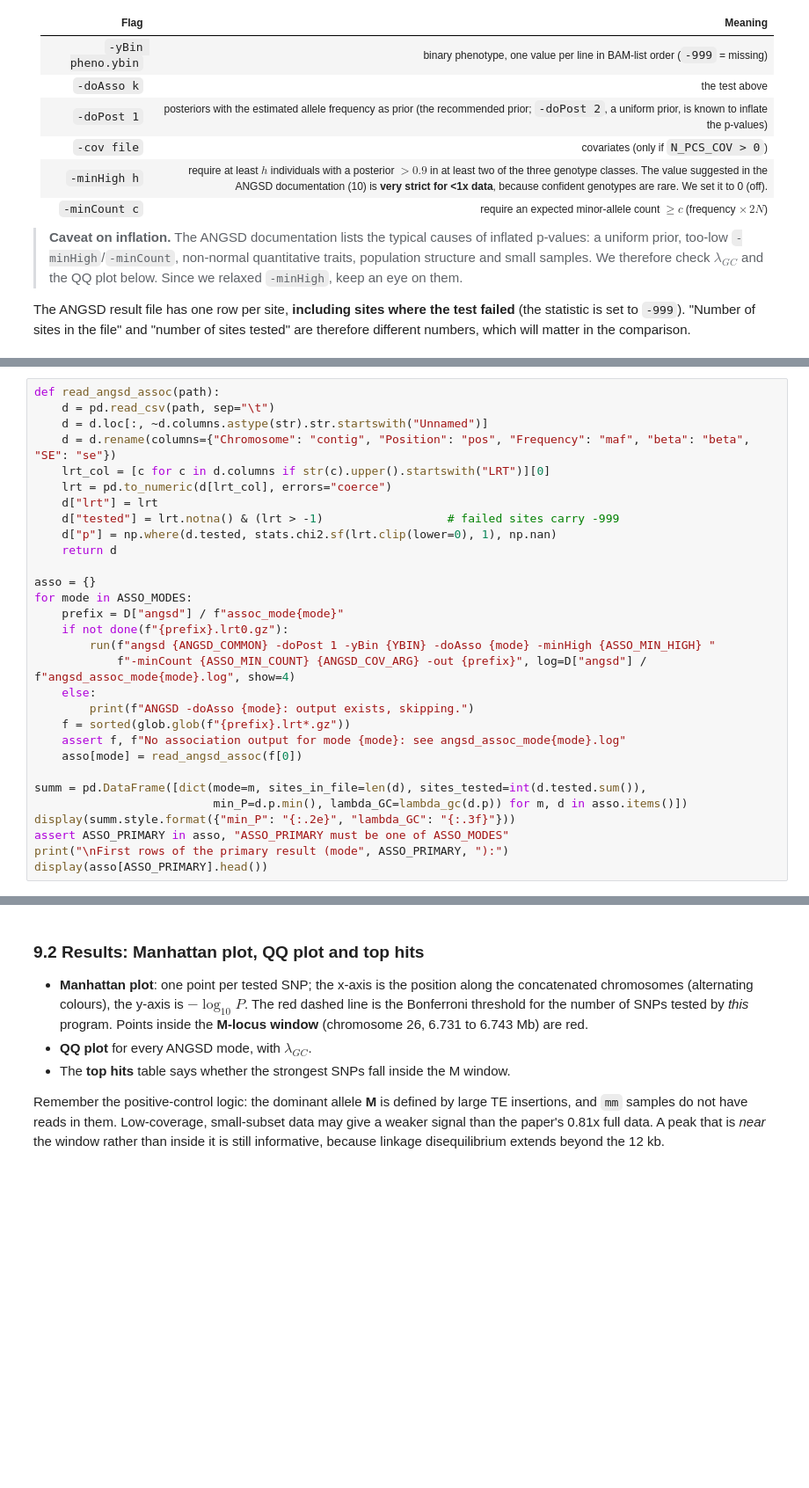
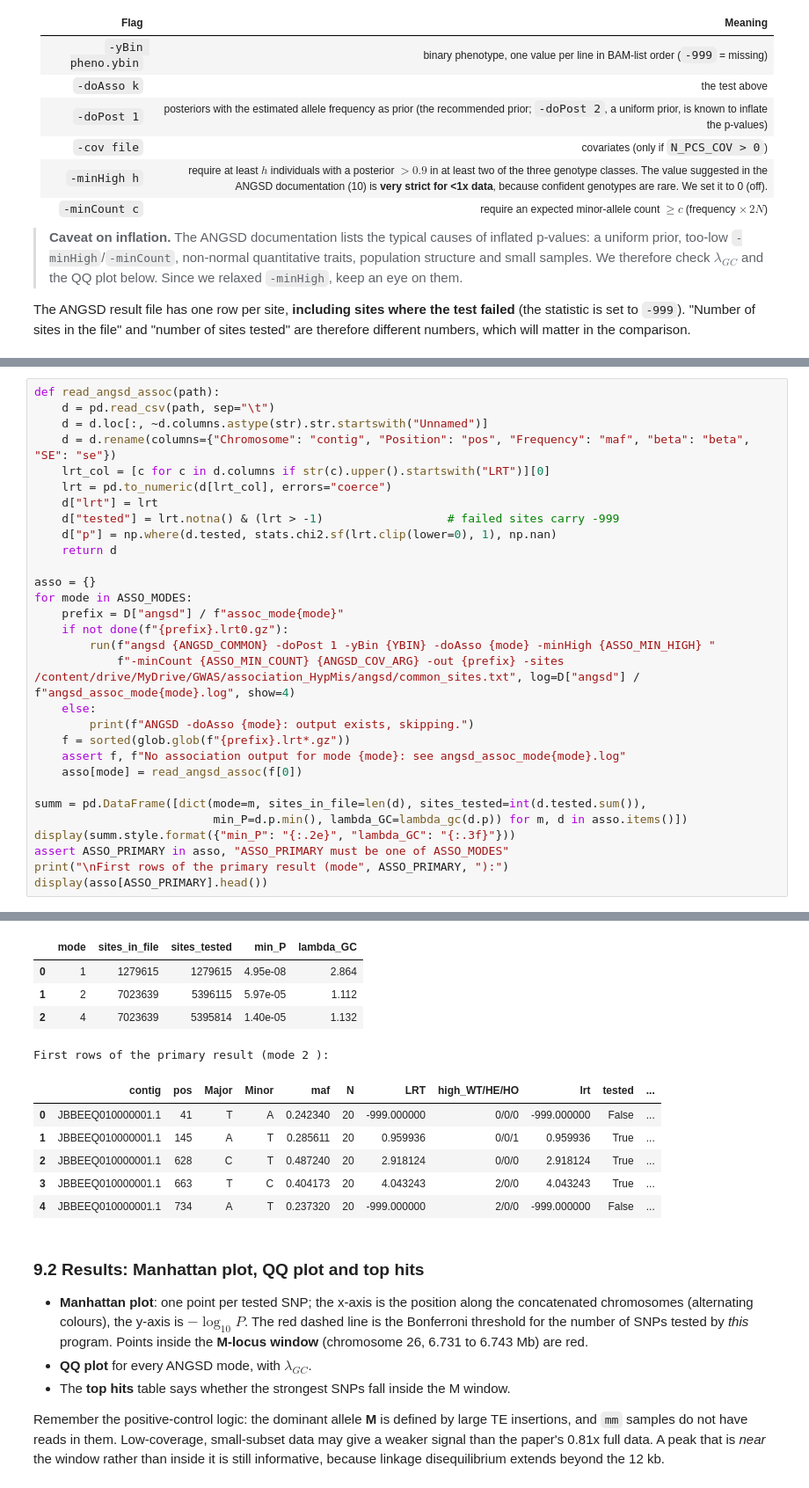
Before and after one commit to NikolayOskolkov/GWAS, a Jupyter notebook: practicals/Day2/Association_ANGSD_PLINK_SNPTEST_Hypolimnas_misippus_Colab.ipynb, the cells around one changed output, grey strips where cells are left out. Shown at 88% size. Saved outputs shown, nothing was run; the diff lists cells and outputs as text; blank space fills up the shorter version.

```diff
--- a/practicals/Day2/Association_ANGSD_PLINK_SNPTEST_Hypolimnas_misippus_Colab.ipynb
+++ b/practicals/Day2/Association_ANGSD_PLINK_SNPTEST_Hypolimnas_misippus_Colab.ipynb
@@ -1119,7 +1396,7 @@ for mode in ASSO_MODES:
     prefix = D["angsd"] / f"assoc_mode{mode}"
     if not done(f"{prefix}.lrt0.gz"):
         run(f"angsd {ANGSD_COMMON} -doPost 1 -yBin {YBIN} -doAsso {mode} -minHigh {ASSO_MIN_HIGH} "
-            f"-minCount {ASSO_MIN_COUNT} {ANGSD_COV_ARG} -out {prefix}", log=D["angsd"] / f"angsd_assoc_mode{mode}.log", show=4)
+            f"-minCount {ASSO_MIN_COUNT} {ANGSD_COV_ARG} -out {prefix} -sites /content/drive/MyDrive/GWAS/association_HypMis/angsd/common_sites.txt", log=D["angsd"] / f"angsd_assoc_mode{mode}.log", show=4)
     else:
         print(f"ANGSD -doAsso {mode}: output exists, skipping.")
     f = sorted(glob.glob(f"{prefix}.lrt*.gz"))
@@ -1132,3 +1409,4 @@ display(summ.style.format({"min_P": "{:.2e}", "lambda_GC": "{:.3f}"}))
 assert ASSO_PRIMARY in asso, "ASSO_PRIMARY must be one of ASSO_MODES"
 print("\nFirst rows of the primary result (mode", ASSO_PRIMARY, "):")
 display(asso[ASSO_PRIMARY].head())
+# %% [output]
@@ -1135,3 +1426,14 @@ display(asso[ASSO_PRIMARY].head())
+|  | mode | sites_in_file | sites_tested | min_P | lambda_GC |
+| 0 | 1 | 1279615 | 1279615 | 4.95e-08 | 2.864 |
+| 1 | 2 | 7023639 | 5396115 | 5.97e-05 | 1.112 |
+| 2 | 4 | 7023639 | 5395814 | 1.40e-05 | 1.132 |
+First rows of the primary result (mode 2 ):
+|  | contig | pos | Major | Minor | maf | N | LRT | high_WT/HE/HO | lrt | tested | ... |
+| 0 | JBBEEQ010000001.1 | 41 | T | A | 0.242340 | 20 | -999.000000 | 0/0/0 | -999.000000 | False | ... |
+| 1 | JBBEEQ010000001.1 | 145 | A | T | 0.285611 | 20 | 0.959936 | 0/0/1 | 0.959936 | True | ... |
+| 2 | JBBEEQ010000001.1 | 628 | C | T | 0.487240 | 20 | 2.918124 | 0/0/0 | 2.918124 | True | ... |
+| 3 | JBBEEQ010000001.1 | 663 | T | C | 0.404173 | 20 | 4.043243 | 2/0/0 | 4.043243 | True | ... |
+| 4 | JBBEEQ010000001.1 | 734 | A | T | 0.237320 | 20 | -999.000000 | 2/0/0 | -999.000000 | False | ... |
 # %% [markdown]
 ### 9.2 Results: Manhattan plot, QQ plot and top hits
 
```
Also changed, not shown: parts of 42 cells of this notebook, 1 other file.
